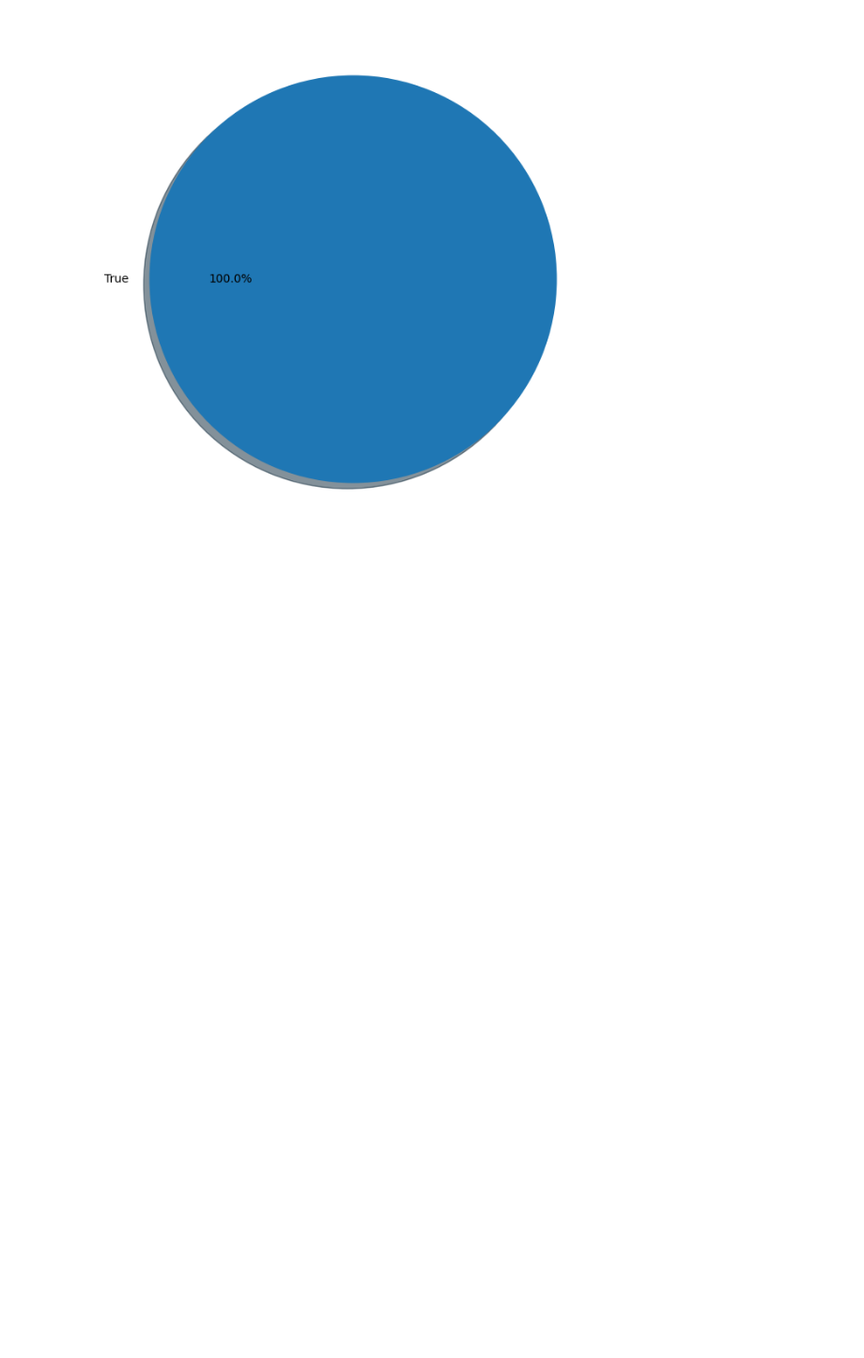
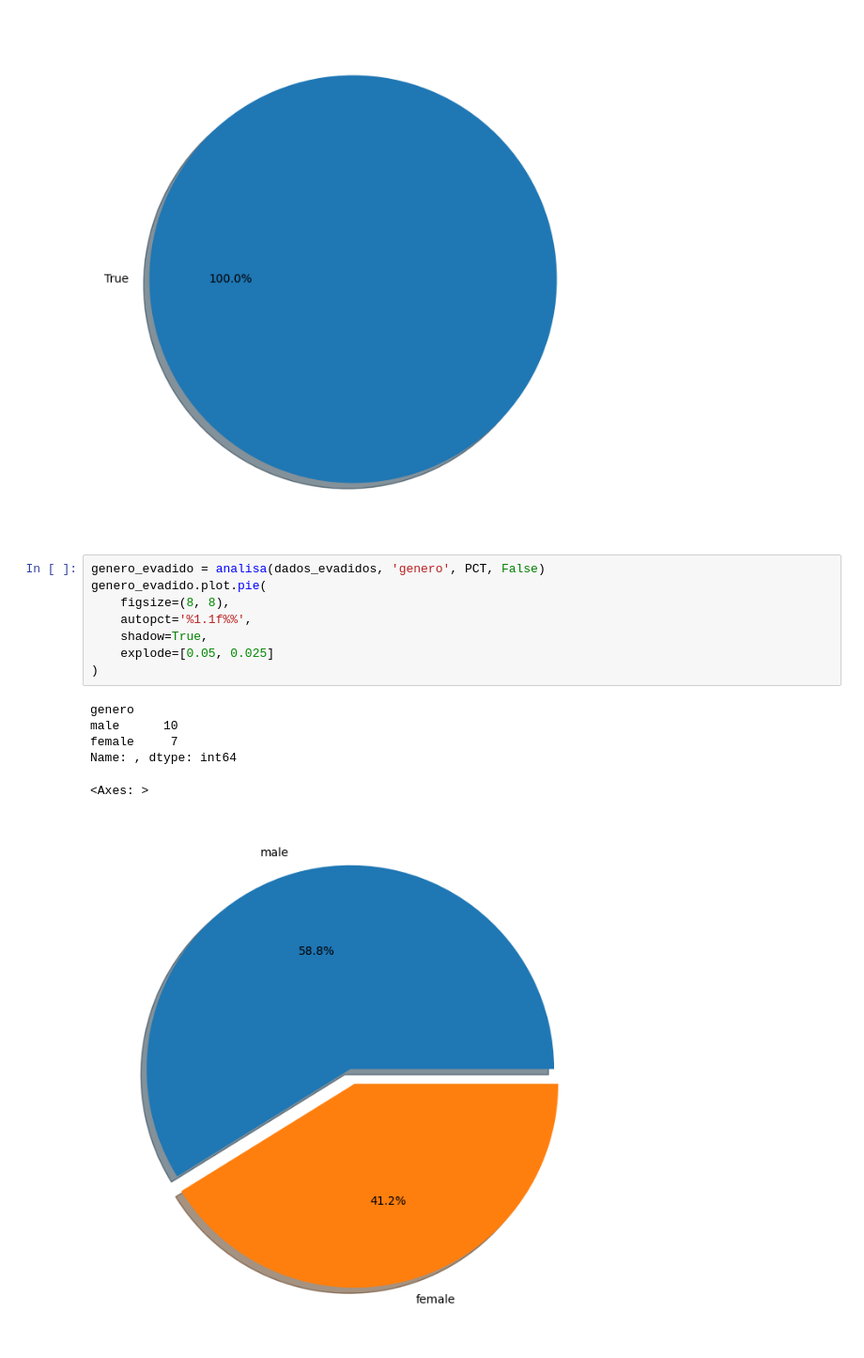
Before and after one commit to oeduardosg/introcomp, a Jupyter notebook: evadidos.ipynb, the cells around one changed output. Shown at 94% size. Cells and saved outputs as stored; diff of their text form; blank space fills up the shorter version.

```diff
--- a/evadidos.ipynb
+++ b/evadidos.ipynb
@@ -247,3 +247,18 @@ True    17
 Name: , dtype: int64
 <Axes: >
 [figure]
+# %%
+genero_evadido = analisa(dados_evadidos, 'genero', PCT, False)
+genero_evadido.plot.pie(
+    figsize=(8, 8),
+    autopct='%1.1f%%',
+    shadow=True,
+    explode=[0.05, 0.025]
+)
+# %% [output]
+genero
+male      10
+female     7
+Name: , dtype: int64
+<Axes: >
+[figure, added]
```
Also changed, not shown: parts of 1 cell of this notebook.
